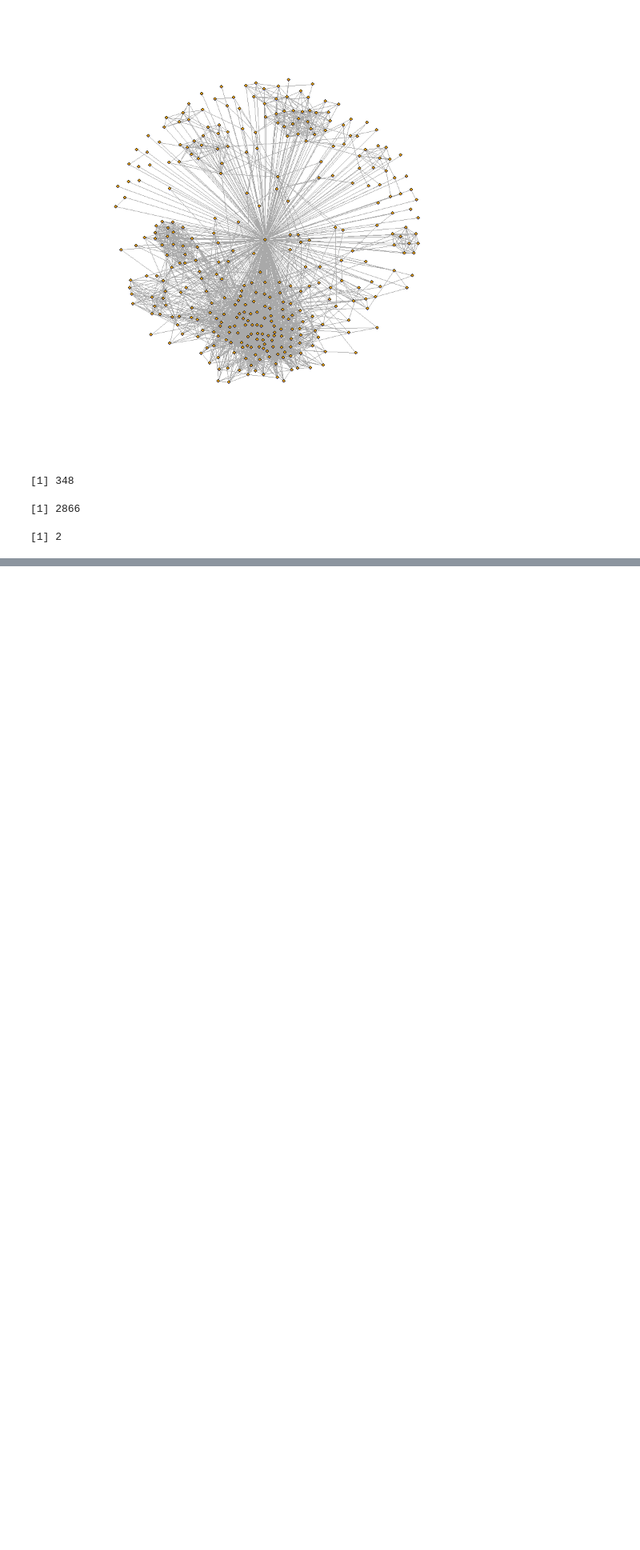
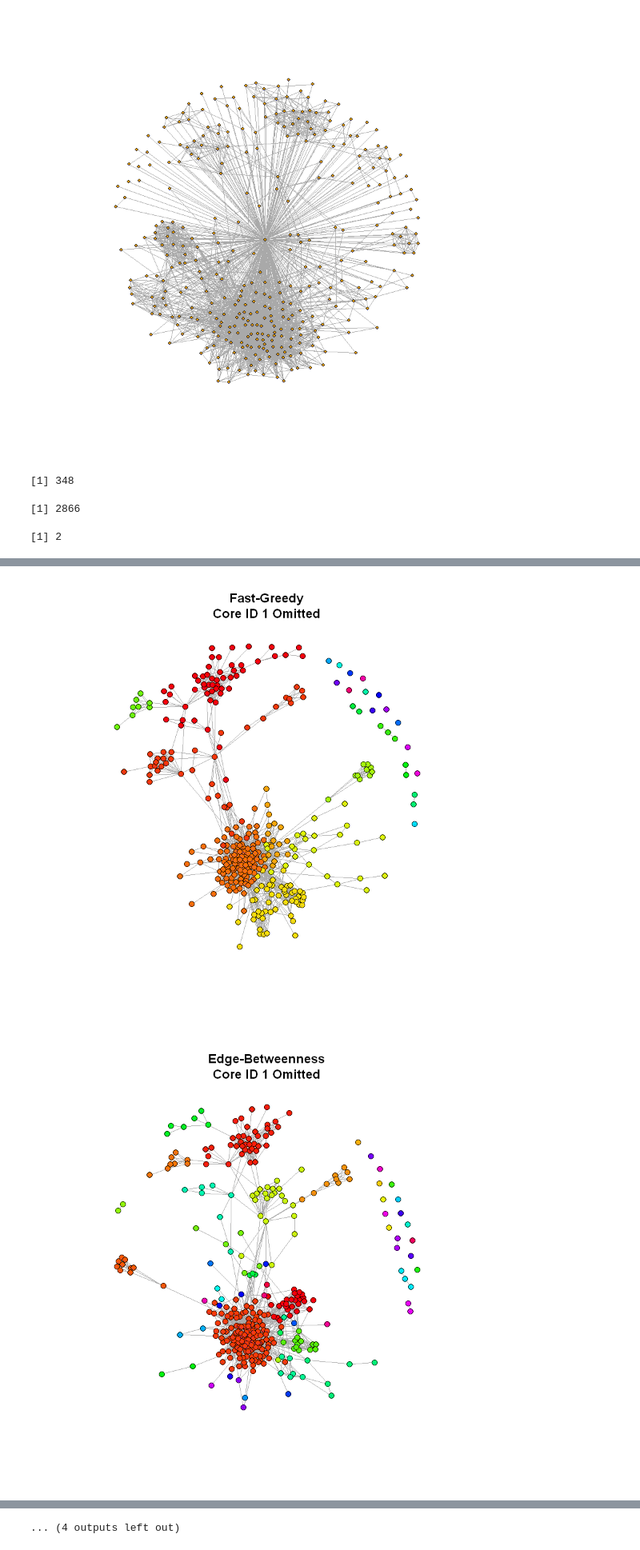
Before and after one commit to jimmery/SocialGraphs, a Jupyter notebook: Project 2 Work.ipynb, the cells around one changed output, grey strips where cells are left out. Shown at 80% size. Saved outputs shown, nothing was run; the diff lists cells and outputs as text; code cells hidden in the pictures; blank space fills up the shorter version.

```diff
--- a/Project 2 Work.ipynb
+++ b/Project 2 Work.ipynb
@@ -64,0 +143,36 @@ diameter(g1)
+# %%
+# 1.3.2, now omitting core nodes from their personalized networks
+core_ids=c(1,108,349,484,1087)
+fg.mods=numeric(5)
+eb.mods=numeric(5)
+im.mods=numeric(5)
+for (n in core_ids){
+    m <- seq(1,vcount(g))
+    m <- m[!(m %in% neighbors(g,n))] #not connected to n
+    g1 <- delete.vertices(g, m)
+
+    fg<-cluster_fast_greedy(g1)
+    fg.mods[match(n,core_ids)]=max(fg$mod)
+    colors = rainbow(size(groups(fg))+1)
+    nodes_colors = colors[1:(length(colors)-1)]
+    V(g1)$color = nodes_colors[membership(fg)]
+    plot(g1,vertex.label=V(g1)$vid, vertex.size=4,vertex.label.cex=0.1,main=paste("Fast-Greedy","\n", "Core ID ",n," Omitted",sep=""))
+
+    eb<-cluster_edge_betweenness(g1)
+    eb.mods[match(n,core_ids)]=max(eb$mod)
+    colors = rainbow(size(groups(eb))+1)
+    nodes_colors = colors[1:(length(colors)-1)]
+    V(g1)$color = nodes_colors[membership(eb)]
+    plot(g1,vertex.label=V(g1)$vid, vertex.size=4,vertex.label.cex=0.1,main=paste("Edge-Betweenness","\n", "Core ID ",n," Omitted",sep=""))
+
+    im<-cluster_infomap(g1)
+    im.mods[match(n,core_ids)]=max(im$mod)
+    colors = rainbow(size(groups(im))+1)
+    nodes_colors = colors[1:(length(colors)-1)]
+    V(g1)$color = nodes_colors[membership(im)]
+    plot(g1,vertex.label=V(g1)$vid, vertex.size=4,vertex.label.cex=0.1,main=paste("Infomap","\n", "Core ID ",n," Omitted",sep=""))
+}
+data.frame("Core ID Node"=core_ids,"Fast-Greedy Modularity"=fg.mods,"Edge-Betweenness Modularity"=eb.mods,"Infomap Modularity"=im.mods)
+# %% [output]
+[figure, added]
+[figure, added]
@@ -64,0 +189 @@ diameter(g1)
+... (4 outputs left out)
```
Also changed, not shown: parts of 15 cells of this notebook, 2 other files.
